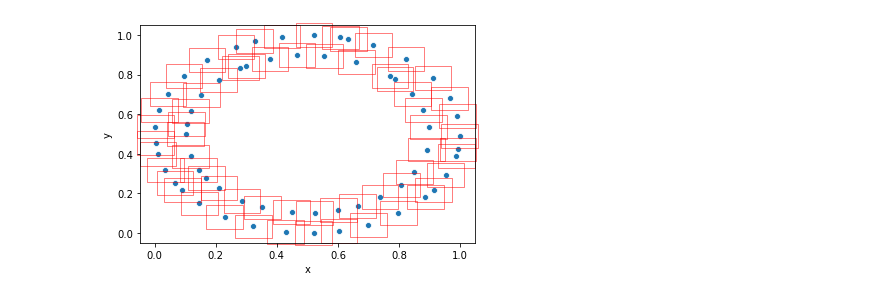
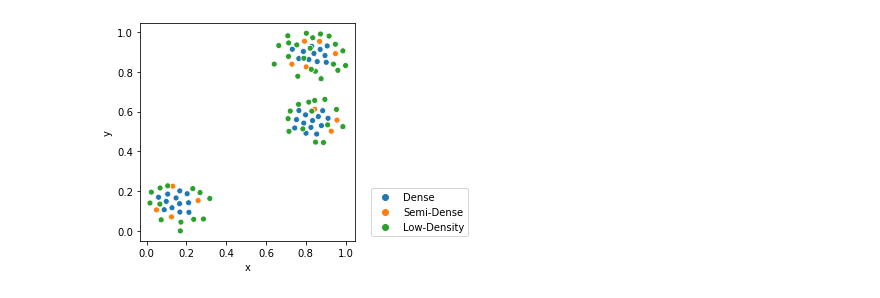
Before and after one commit to pirate-queen/DynamicClustering, a Jupyter notebook: microcluster_plot.ipynb, the cells around one changed output. Drawn from its saved outputs; the diff is of its cells as text; code cells hidden in the pictures.

Commit message:
updated microcluster and snapshots notebooks

```diff
--- a/microcluster_plot.ipynb
+++ b/microcluster_plot.ipynb
@@ -58,5 +58,5 @@ dyclee = SerialDyClee(phi=0.06, context=context)
 
 # Run dyclee
 #dyclee.run_dataset(data=X, targetcol=y)
-dyclee.run_dataset(data=X)
+y_pred = dyclee.run_dataset(data=X)
 # %% [output]
@@ -73,4 +76,5 @@ plot_hyperboxes(all_uC, dyclee._get_hyperbox_sizes())
 # %%
-# plot density pf microclusters
+# plot density of microclusters
+plot_density(all_uC)
 # %% [output]
-[figure, old version]
+[figure, new version]
```
Also changed, not shown: parts of 4 cells of this notebook, 1 other file.
